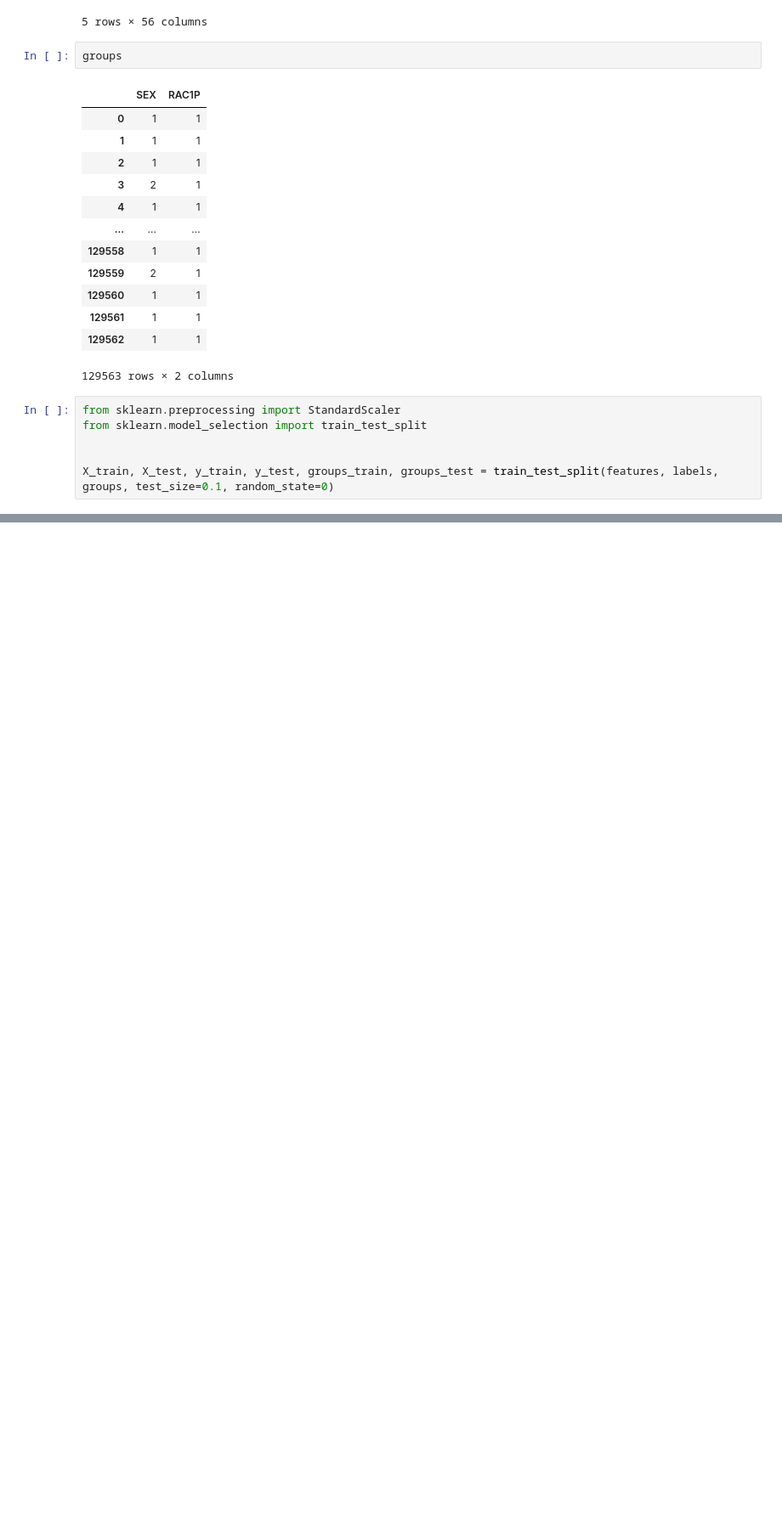
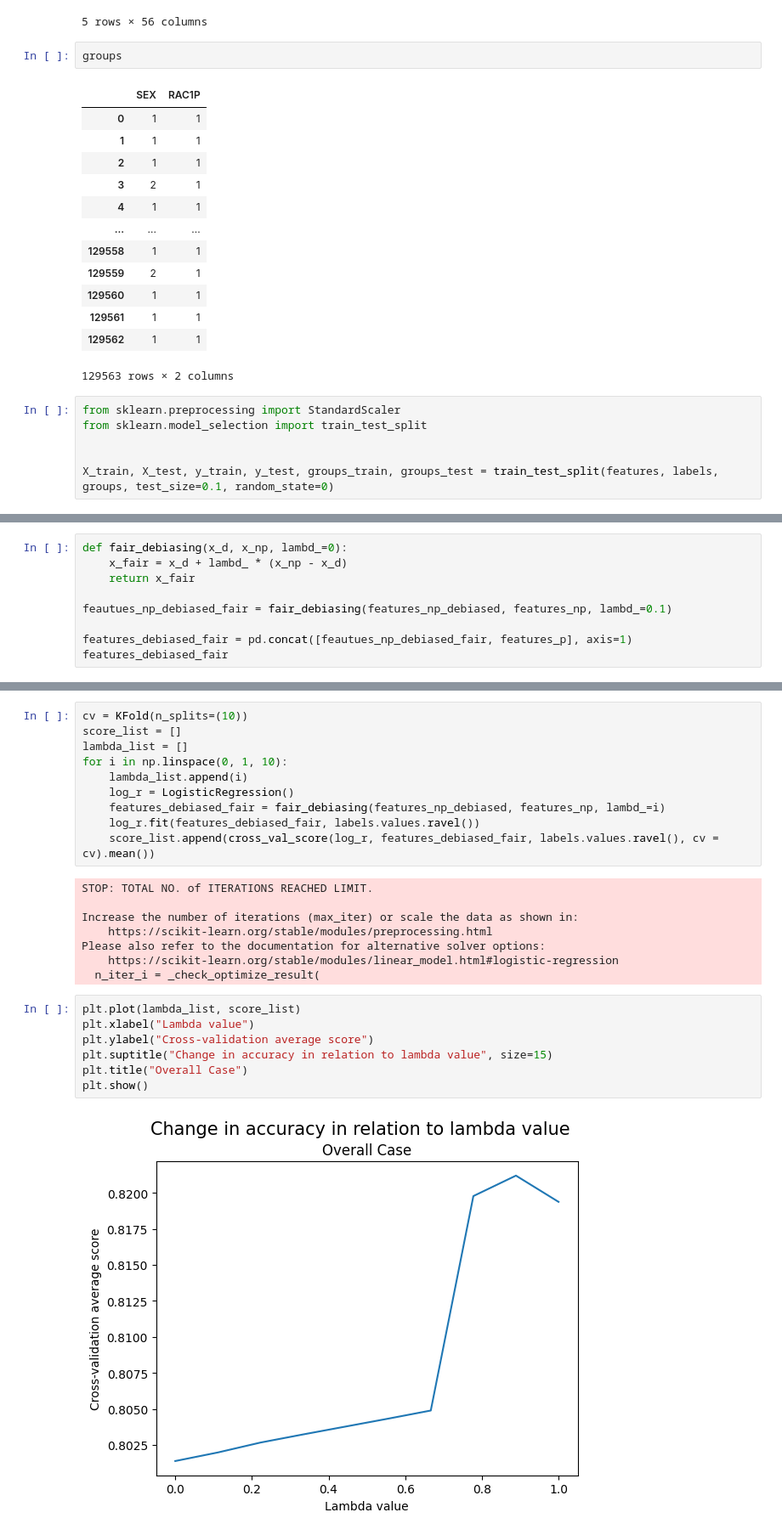
Before and after one commit to PHILIPWins/Algorithmic_Fairness, a Jupyter notebook: Assignment1/Assignemnt_02_oleg.ipynb, the cells around one changed output, grey strips where cells are left out. Shown: that part at 85% size. Saved outputs shown, nothing was run; the diff lists cells and outputs as text; blank space fills up the shorter version.

```diff
--- a/Assignment1/Assignemnt_02_oleg.ipynb
+++ b/Assignment1/Assignemnt_02_oleg.ipynb
@@ -210,0 +247,9 @@ plt.show()
+# %%
+def fair_debiasing(x_d, x_np, lambd_=0):
+    x_fair = x_d + lambd_ * (x_np - x_d)
+    return x_fair
+
+feautues_np_debiased_fair = fair_debiasing(features_np_debiased, features_np, lambd_=0.1)
+
+features_debiased_fair = pd.concat([feautues_np_debiased_fair, features_p], axis=1)
+features_debiased_fair
@@ -210,0 +270,27 @@ plt.show()
+# %%
+cv = KFold(n_splits=(10))
+score_list = []
+lambda_list = []
+for i in np.linspace(0, 1, 10):
+    lambda_list.append(i)
+    log_r = LogisticRegression()
+    features_debiased_fair = fair_debiasing(features_np_debiased, features_np, lambd_=i)
+    log_r.fit(features_debiased_fair, labels.values.ravel())
+    score_list.append(cross_val_score(log_r, features_debiased_fair, labels.values.ravel(), cv = cv).mean())
+# %% [output]
+STOP: TOTAL NO. of ITERATIONS REACHED LIMIT.
+
+Increase the number of iterations (max_iter) or scale the data as shown in:
+    https://scikit-learn.org/stable/modules/preprocessing.html
+Please also refer to the documentation for alternative solver options:
+    https://scikit-learn.org/stable/modules/linear_model.html#logistic-regression
+  n_iter_i = _check_optimize_result(
+# %%
+plt.plot(lambda_list, score_list)
+plt.xlabel("Lambda value")
+plt.ylabel("Cross-validation average score")
+plt.suptitle("Change in accuracy in relation to lambda value", size=15)
+plt.title("Overall Case")
+plt.show()
+# %% [output]
+[figure, added]
```
Also changed, not shown: parts of 12 cells of this notebook.
